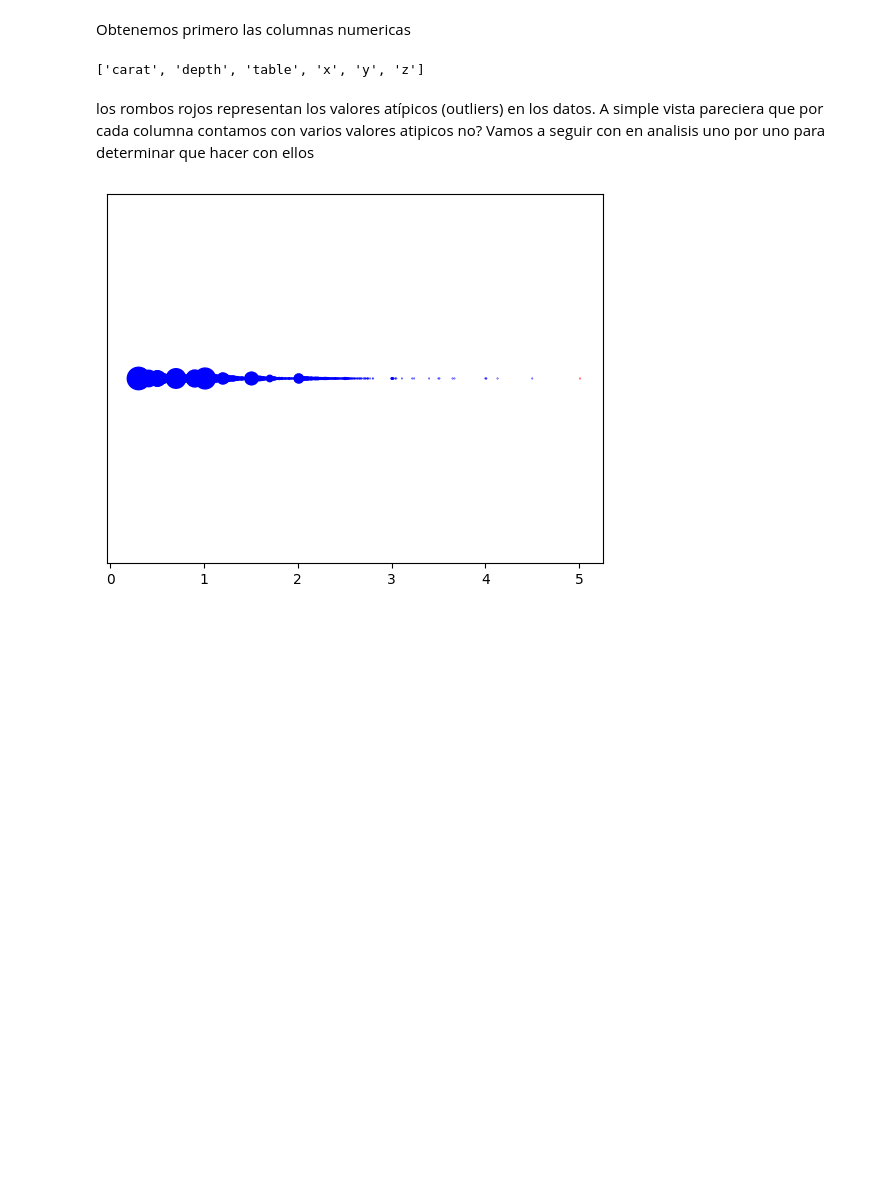
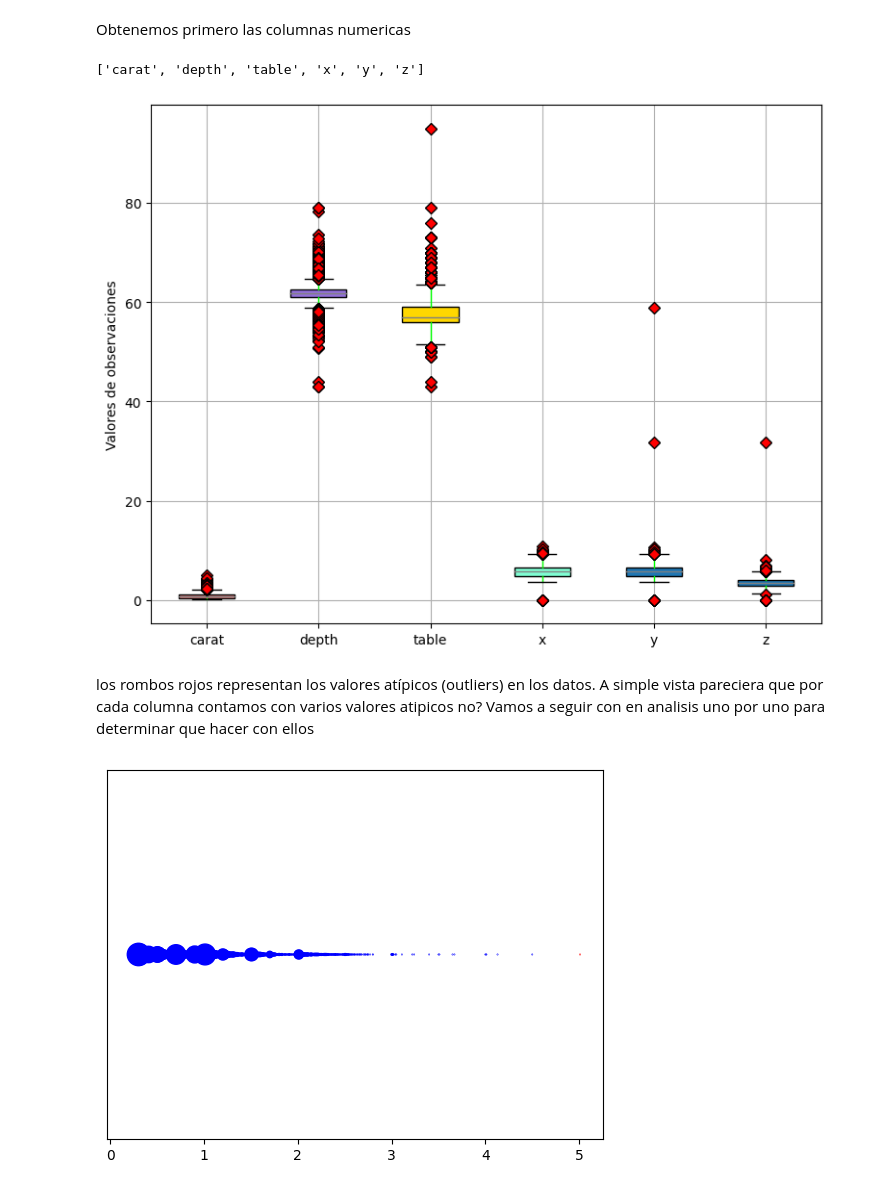
Before and after one commit to Lorenzomar4/ParadigmasDeProgramacionUnsam-tps, a Jupyter notebook: TP1.ipynb, the cells around one changed output. Saved outputs shown, nothing was run; the diff lists cells and outputs as text; code cells hidden in the pictures; blank space fills up the shorter version.

Commit message:
analisis de valores atipicos terminado

```diff
--- a/TP1.ipynb
+++ b/TP1.ipynb
@@ -186,6 +186,31 @@ columnas_numericas.remove('price')
 columnas_numericas
 # %% [output]
 ['carat', 'depth', 'table', 'x', 'y', 'z']
+# %%
+
+dataframe = df.loc[:, ['carat', 'depth', 'table', 'x', 'y', 'z']]
+# Primer acercamiento a la detección de outliers mediante boxplot utilizando todas las columnas numéricas...
+fig, ax1 = plt.subplots(nrows=1, ncols=1, figsize=(9, 7))
+labels = ['carat', 'depth', 'table', 'x', 'y', 'z']
+red_diamond = dict(markerfacecolor='r', marker='D')
+bplot = ax1.boxplot(dataframe.select_dtypes(include=["int16", "int32", "int64", "float16", "float32", "float64"]),
+                    vert=True,
+                    patch_artist=True,
+                    labels=labels,
+                    capprops=dict(color="black"),
+                    medianprops=dict(color="grey"),
+                    whiskerprops=dict(color="lime"),
+                    flierprops=red_diamond)
+colors = ['lightcoral', 'mediumpurple', 'gold','aquamarine']
+for patch, color in zip(bplot['boxes'], colors):
+ patch.set_facecolor(color)
+for ax in [ax1]:
+ ax.yaxis.grid(True)
+ ax.xaxis.grid(True)
+ ax.set_ylabel('Valores de observaciones')
+plt.show()
+# %% [output]
+[figure, added]
 # %% [markdown]
 los rombos rojos representan los valores atípicos (outliers) en los datos. A simple vista pareciera que por cada columna contamos con varios valores atipicos no? Vamos a seguir con en analisis uno por uno para determinar que hacer con ellos
 # %%
```
Also changed, not shown: parts of 21 cells of this notebook.
